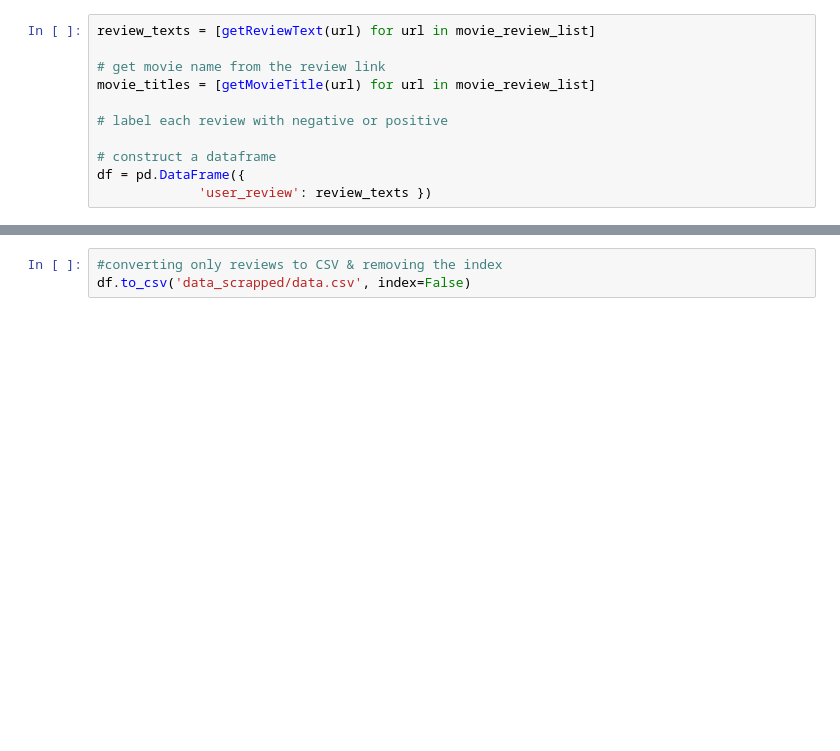
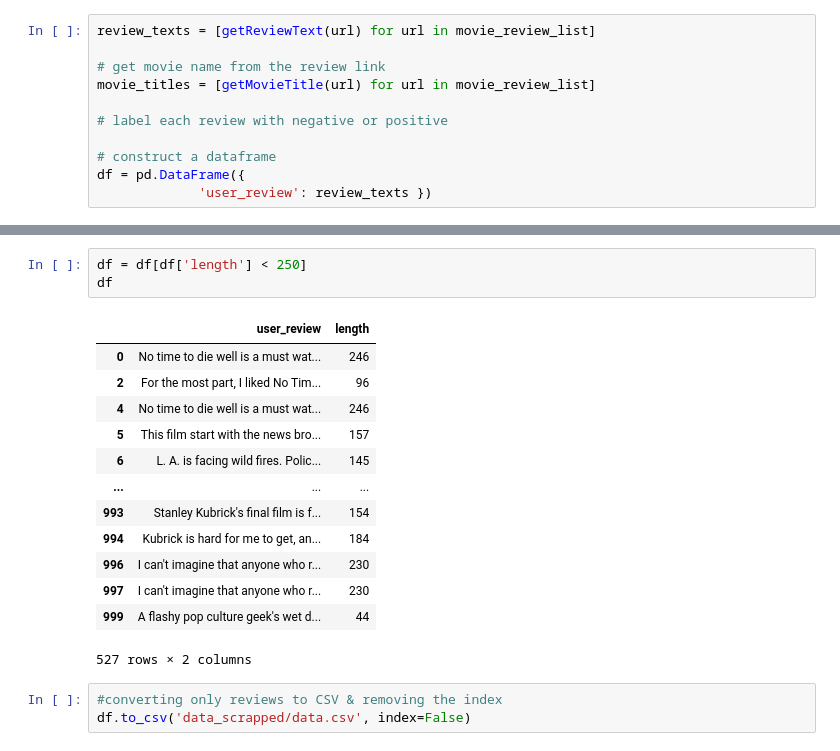
Before and after one commit to sanjay-kv/Semi-supervised-sequence-learning-Project, a Jupyter notebook: imdb_review_scrapping/Movie_review_imdb_scrapping.ipynb, the cells around one changed output, grey strips where cells are left out. Cells and saved outputs as stored; diff of their text form; blank space fills up the shorter version.

```diff
--- a/imdb_review_scrapping/Movie_review_imdb_scrapping.ipynb
+++ b/imdb_review_scrapping/Movie_review_imdb_scrapping.ipynb
@@ -196,3 +214,20 @@ df.head(20) #converting it into data frama
+# %%
+df = df[df['length'] < 250]
+df
+# %% [output]
+|  | user_review | length |
+| 0 | No time to die well is a must wat... | 246 |
+| 2 | For the most part, I liked No Tim... | 96 |
+| 4 | No time to die well is a must wat... | 246 |
+| 5 | This film start with the news bro... | 157 |
+| 6 | L. A. is facing wild fires. Polic... | 145 |
+| ... | ... | ... |
+| 993 | Stanley Kubrick's final film is f... | 154 |
+| 994 | Kubrick is hard for me to get, an... | 184 |
+| 996 | I can't imagine that anyone who r... | 230 |
+| 997 | I can't imagine that anyone who r... | 230 |
+| 999 | A flashy pop culture geek's wet d... | 44 |
+527 rows × 2 columns
 # %%
 #converting only reviews to CSV & removing the index
 df.to_csv('data_scrapped/data.csv', index=False)
```
Also changed, not shown: parts of 7 cells of this notebook.
